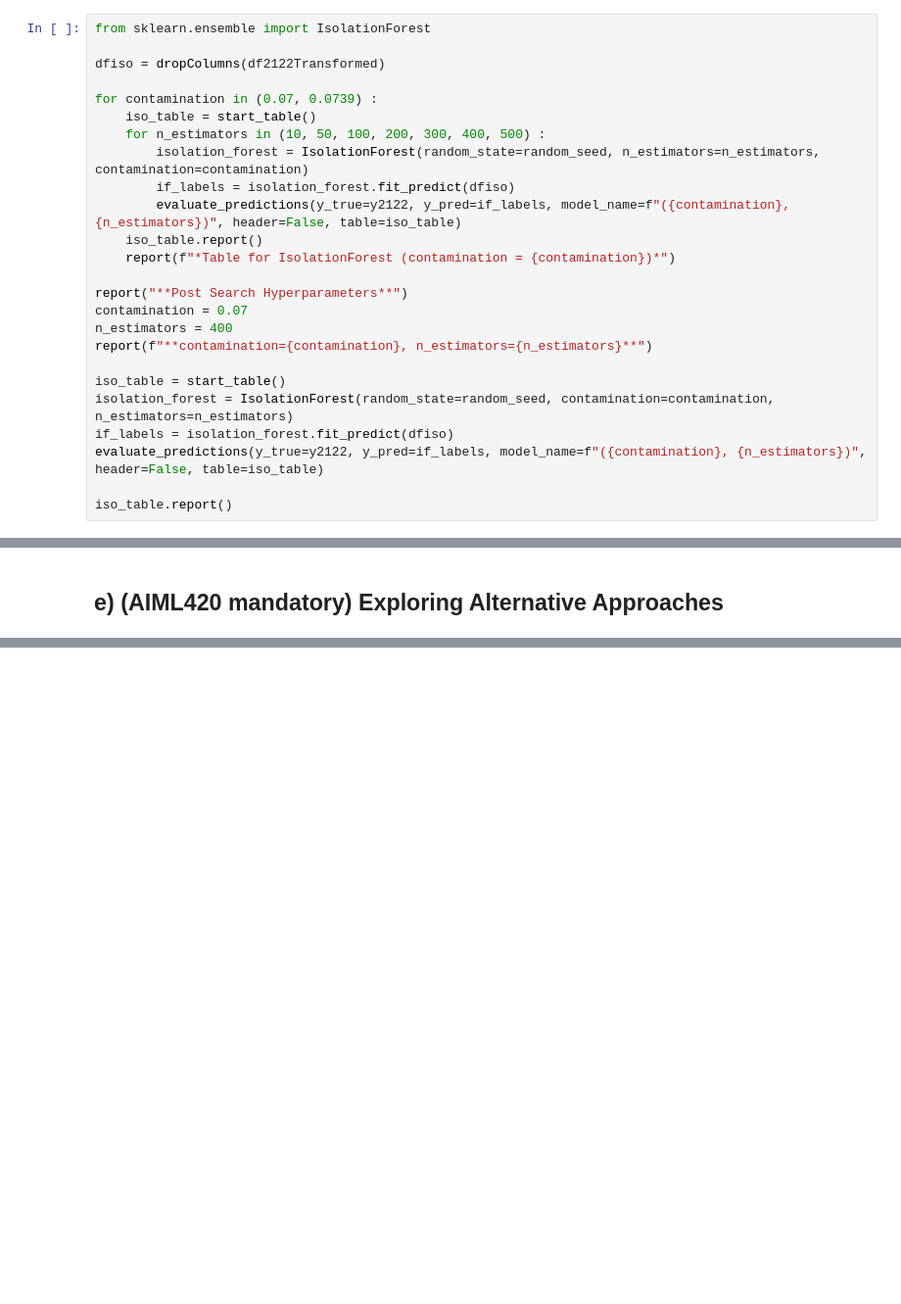
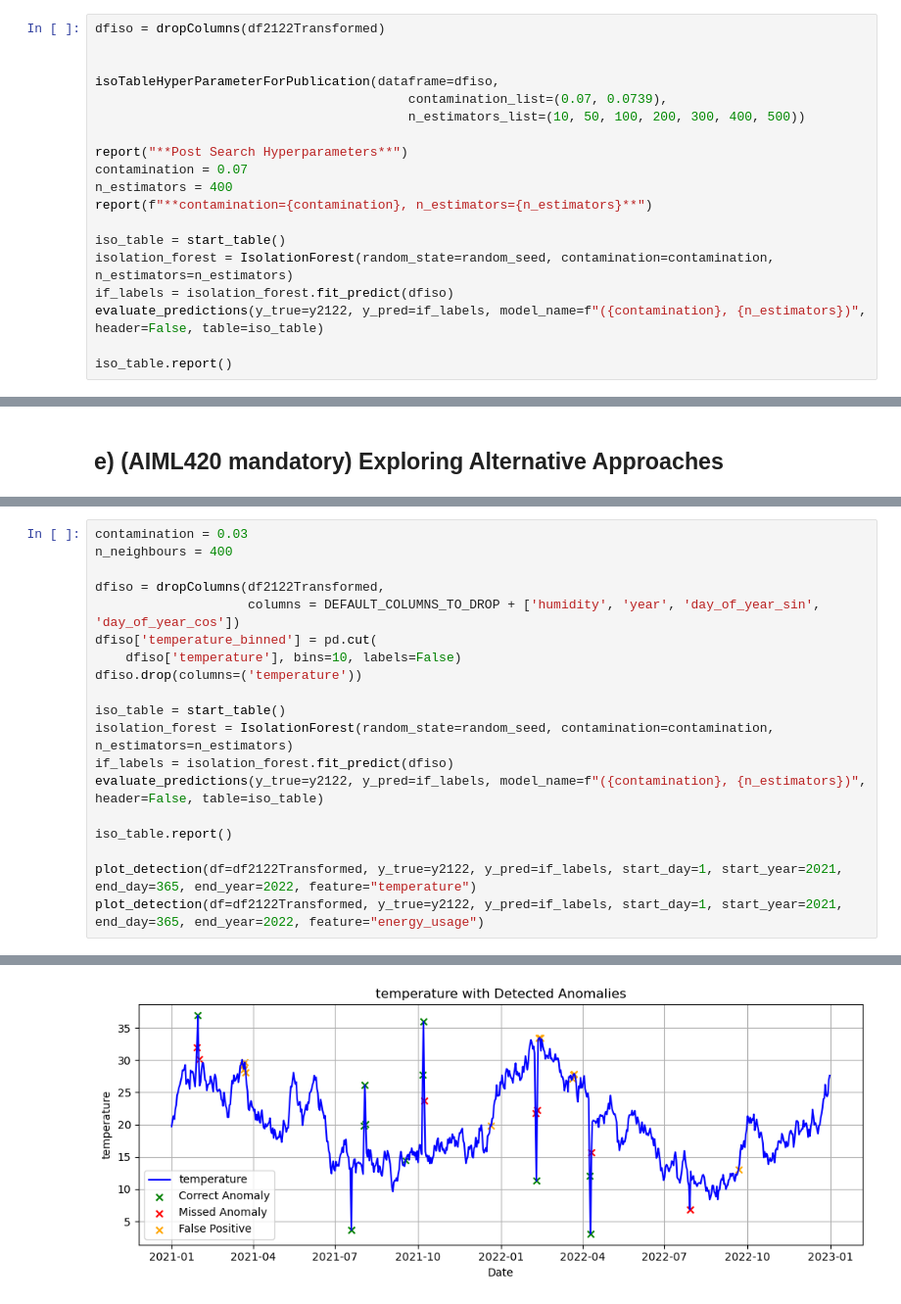
Before and after one commit to jepollock/ai_masters, a Jupyter notebook: AIML420/assignment2/part2.ipynb, the cells around one changed output, grey strips where cells are left out. Shown at 98% size. Cells and saved outputs as stored; diff of their text form; blank space fills up the shorter version.

Commit message:
Checkpoint - working on last question.
* bucketing temperature - worked
* bucketing energy_usage - didn't work
* day_of_year => day_of_week + week_of_year - didn't work

```diff
--- a/AIML420/assignment2/part2.ipynb
+++ b/AIML420/assignment2/part2.ipynb
@@ -505,18 +522,12 @@ iso_table.report()
 | (0.09, 30) | 0.333 | 0.091 | 0.143 | 6 | 12 | 60 |
 | (0.09, 50) | 0.444 | 0.121 | 0.190 | 8 | 10 | 58 |
 # %%
-from sklearn.ensemble import IsolationForest
-
 dfiso = dropColumns(df2122Transformed)
 
-for contamination in (0.07, 0.0739) :
-    iso_table = start_table()
-    for n_estimators in (10, 50, 100, 200, 300, 400, 500) :
-        isolation_forest = IsolationForest(random_state=random_seed, n_estimators=n_estimators, contamination=contamination)
-        if_labels = isolation_forest.fit_predict(dfiso)
-        evaluate_predictions(y_true=y2122, y_pred=if_labels, model_name=f"({contamination}, {n_estimators})", header=False, table=iso_table)
-    iso_table.report()
-    report(f"*Table for IsolationForest (contamination = {contamination})*")
+
+isoTableHyperParameterForPublication(dataframe=dfiso,
+                                         contamination_list=(0.07, 0.0739),
+                                         n_estimators_list=(10, 50, 100, 200, 300, 400, 500))
 
 report("**Post Search Hyperparameters**")
 contamination = 0.07
@@ -835,0 +1334,20 @@ plot_detection(df=df2122Transformed, y_true=y2122, y_pred=lof_labels, start_day=
+# %%
+contamination = 0.03
+n_neighbours = 400
+
+dfiso = dropColumns(df2122Transformed,
+                    columns = DEFAULT_COLUMNS_TO_DROP + ['humidity', 'year', 'day_of_year_sin', 'day_of_year_cos'])
+dfiso['temperature_binned'] = pd.cut(
+    dfiso['temperature'], bins=10, labels=False)
+dfiso.drop(columns=('temperature'))
+
+iso_table = start_table()
+isolation_forest = IsolationForest(random_state=random_seed, contamination=contamination, n_estimators=n_estimators)
+if_labels = isolation_forest.fit_predict(dfiso)
+evaluate_predictions(y_true=y2122, y_pred=if_labels, model_name=f"({contamination}, {n_estimators})", header=False, table=iso_table)
+
+iso_table.report()
+
+plot_detection(df=df2122Transformed, y_true=y2122, y_pred=if_labels, start_day=1, start_year=2021, end_day=365, end_year=2022, feature="temperature")
+plot_detection(df=df2122Transformed, y_true=y2122, y_pred=if_labels, start_day=1, start_year=2021, end_day=365, end_year=2022, feature="energy_usage")
+# %% [output]
@@ -835,0 +1357 @@ plot_detection(df=df2122Transformed, y_true=y2122, y_pred=lof_labels, start_day=
+[figure, added]
```
Also changed, not shown: parts of 29 cells of this notebook.
